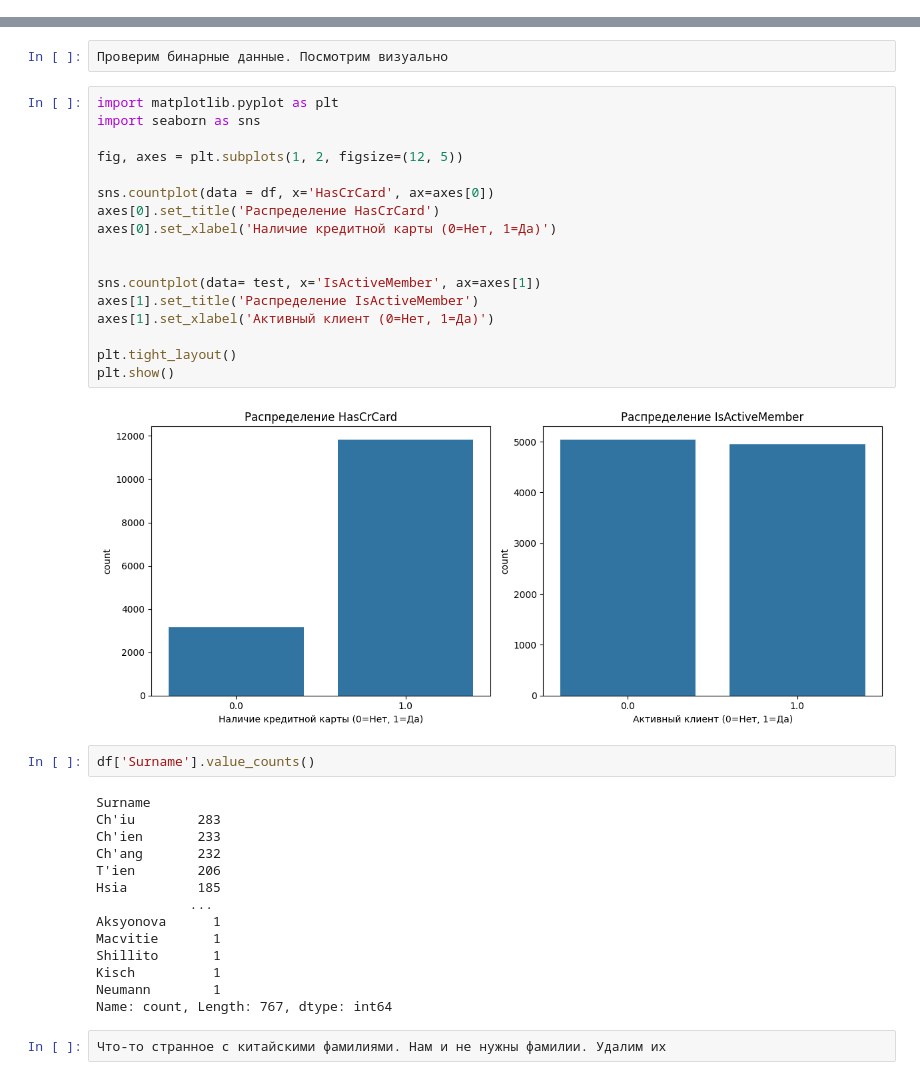
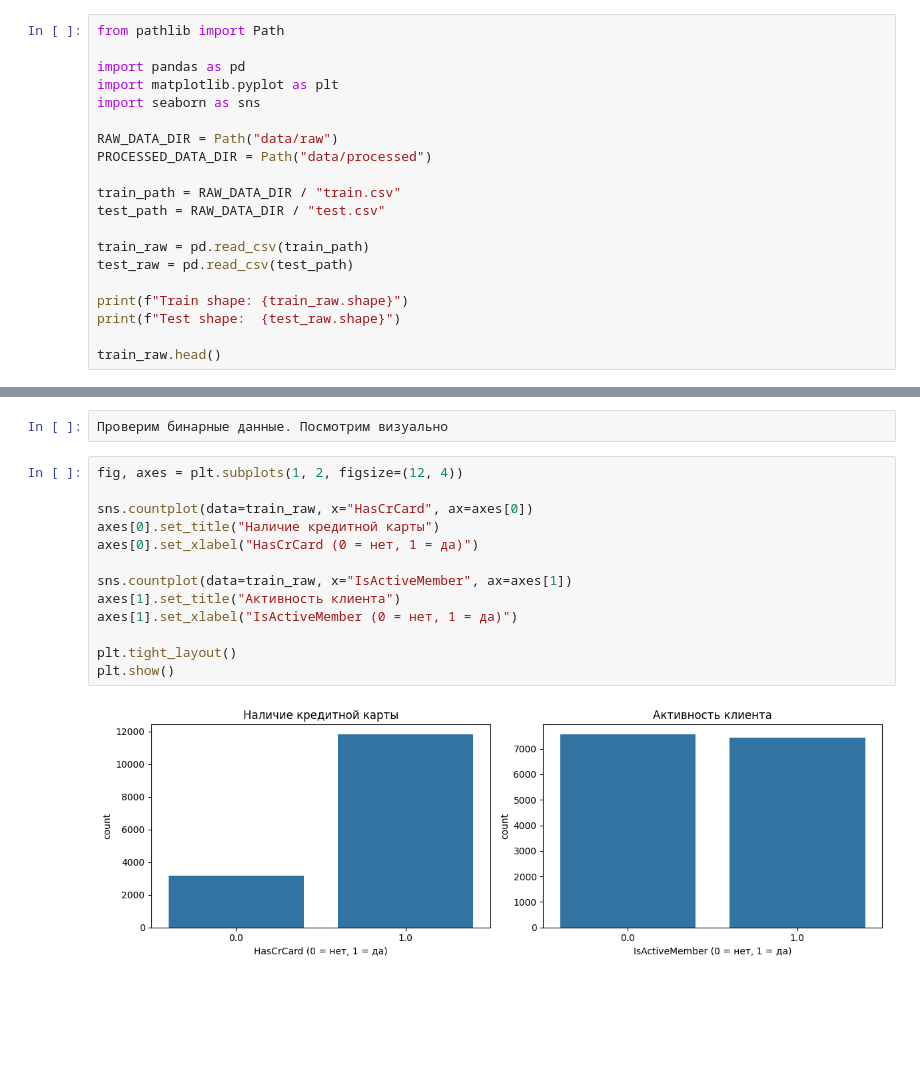
Before and after one commit to Plashka320/Bank-Customer-Churn-Prediction, a Jupyter notebook: 01_data_cleaning.ipynb, the cells around one changed output, grey strips where cells are left out. Drawn from its saved outputs; the diff is of its cells as text; blank space fills up the shorter version.

```diff
--- a/01_data_cleaning.ipynb
+++ b/01_data_cleaning.ipynb
@@ -39,0 +13,20 @@ max      199992.480000
+# %%
+from pathlib import Path
+
+import pandas as pd
+import matplotlib.pyplot as plt
+import seaborn as sns
+
+RAW_DATA_DIR = Path("data/raw")
+PROCESSED_DATA_DIR = Path("data/processed")
+
+train_path = RAW_DATA_DIR / "train.csv"
+test_path = RAW_DATA_DIR / "test.csv"
+
+train_raw = pd.read_csv(train_path)
+test_raw = pd.read_csv(test_path)
+
+print(f"Train shape: {train_raw.shape}")
+print(f"Test shape:  {test_raw.shape}")
+
+train_raw.head()
@@ -131,39 +154,17 @@ Name: HasCrCard, dtype: float64
 # %%
 Проверим бинарные данные. Посмотрим визуально
 # %%
-import matplotlib.pyplot as plt
-import seaborn as sns
+fig, axes = plt.subplots(1, 2, figsize=(12, 4))
 
-fig, axes = plt.subplots(1, 2, figsize=(12, 5))
+sns.countplot(data=train_raw, x="HasCrCard", ax=axes[0])
+axes[0].set_title("Наличие кредитной карты")
+axes[0].set_xlabel("HasCrCard (0 = нет, 1 = да)")
 
-sns.countplot(data = df, x='HasCrCard', ax=axes[0])
-axes[0].set_title('Распределение HasCrCard')
-axes[0].set_xlabel('Наличие кредитной карты (0=Нет, 1=Да)')
-
-
-sns.countplot(data= test, x='IsActiveMember', ax=axes[1])
-axes[1].set_title('Распределение IsActiveMember')
-axes[1].set_xlabel('Активный клиент (0=Нет, 1=Да)')
+sns.countplot(data=train_raw, x="IsActiveMember", ax=axes[1])
+axes[1].set_title("Активность клиента")
+axes[1].set_xlabel("IsActiveMember (0 = нет, 1 = да)")
 
 plt.tight_layout()
 plt.show()
 # %% [output]
-[figure, old version]
+[figure, new version]
-# %%
-df['Surname'].value_counts()
-# %% [output]
-Surname
-Ch'iu        283
-Ch'ien       233
-Ch'ang       232
-T'ien        206
-Hsia         185
-            ...
-Aksyonova      1
-Macvitie       1
-Shillito       1
-Kisch          1
-Neumann        1
-Name: count, Length: 767, dtype: int64
-# %%
-Что-то странное с китайскими фамилиями. Нам и не нужны фамилии. Удалим их
```
Also changed, not shown: parts of 25 cells of this notebook, 3 other files.
